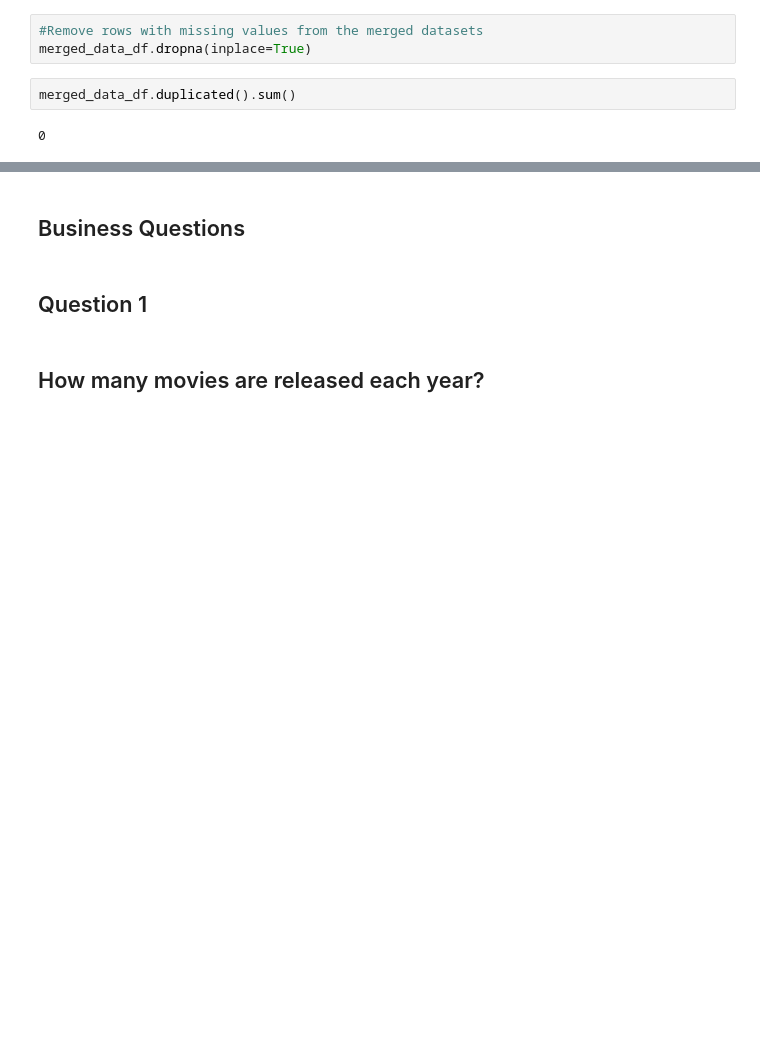
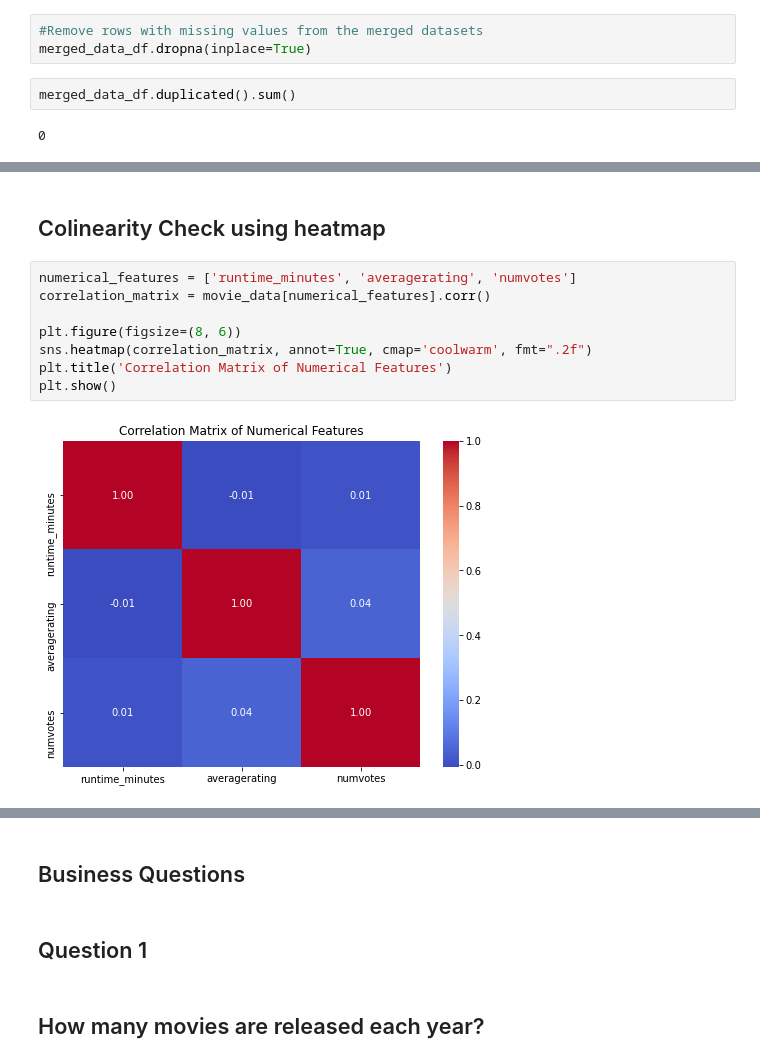
Before and after one commit to BLACKSPI/Phase2_project_group5, a Jupyter notebook: student.ipynb, the cells around one changed output, grey strips where cells are left out. Saved outputs shown, nothing was run; the diff lists cells and outputs as text; blank space fills up the shorter version.

```diff
--- a/student.ipynb
+++ b/student.ipynb
@@ -600,0 +758,12 @@ merged_data_df.duplicated().sum()
+# %% [markdown]
+## Colinearity Check using heatmap
+# %%
+numerical_features = ['runtime_minutes', 'averagerating', 'numvotes']
+correlation_matrix = movie_data[numerical_features].corr()
+
+plt.figure(figsize=(8, 6))
+sns.heatmap(correlation_matrix, annot=True, cmap='coolwarm', fmt=".2f")
+plt.title('Correlation Matrix of Numerical Features')
+plt.show()
+# %% [output]
+[figure, added]
```
Also changed, not shown: parts of 34 cells of this notebook, 2 other files.
